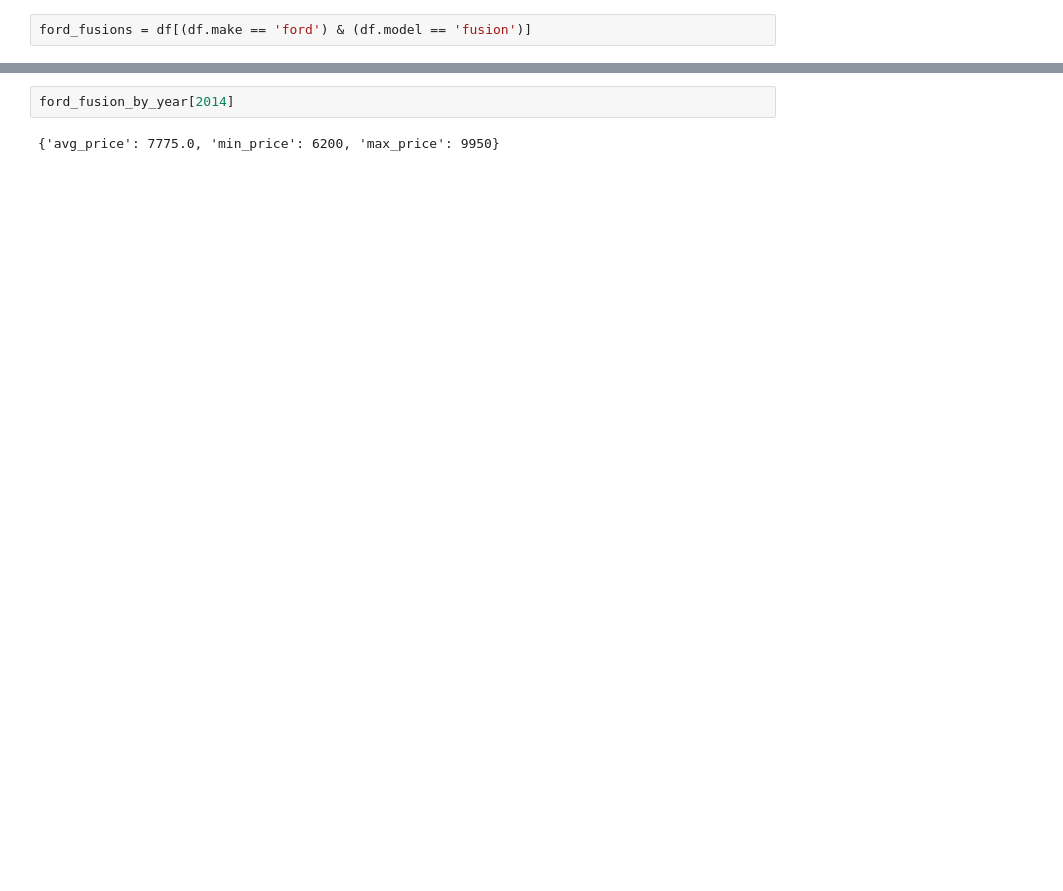
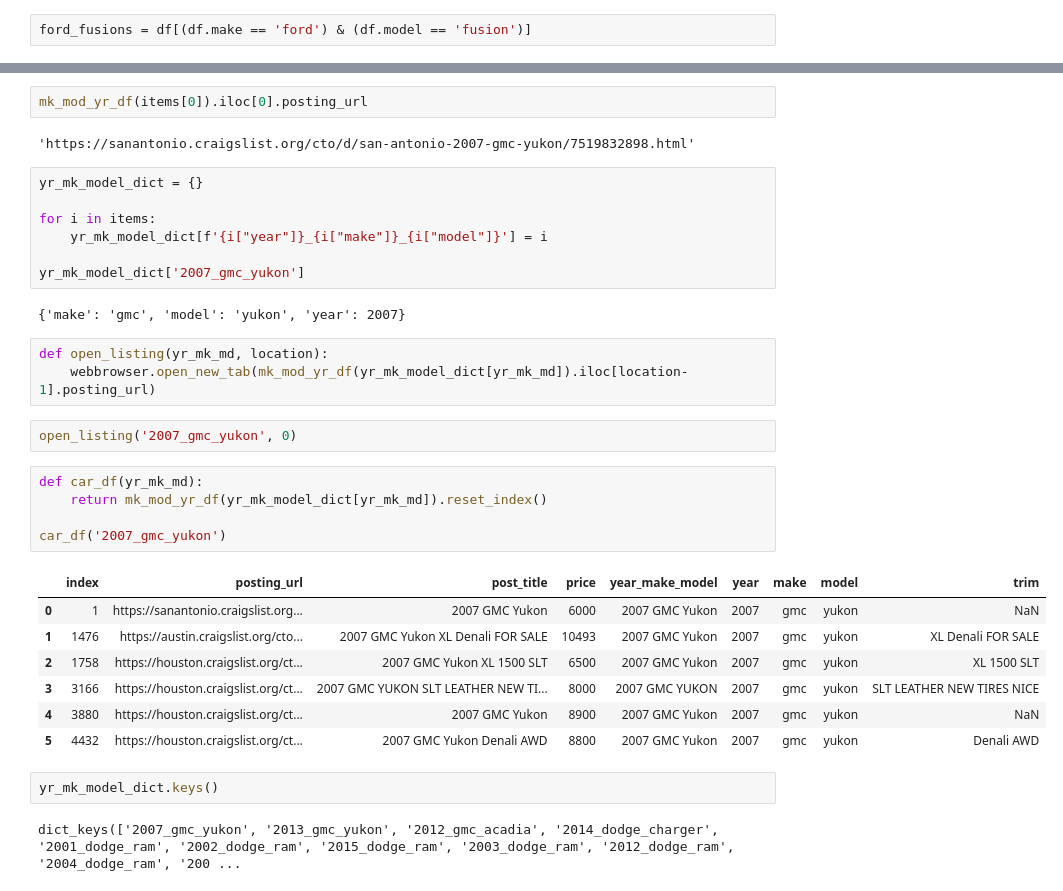
Before and after one commit to KyleTaylorGreen/car-searcher, a Jupyter notebook: car_subsets.ipynb, the cells around one changed output, grey strips where cells are left out. Drawn from its saved outputs; the diff is of its cells as text; blank space fills up the shorter version.

Commit message:
added functions to explore cars with multiple listings

```diff
--- a/car_subsets.ipynb
+++ b/car_subsets.ipynb
@@ -158,4 +155,35 @@ ford_fusion_by_year[2010]
-# %%
-ford_fusion_by_year[2014]
-# %% [output]
-{'avg_price': 7775.0, 'min_price': 6200, 'max_price': 9950}
+# %%
+mk_mod_yr_df(items[0]).iloc[0].posting_url
+# %% [output]
+'https://sanantonio.craigslist.org/cto/d/san-antonio-2007-gmc-yukon/7519832898.html'
+# %%
+yr_mk_model_dict = {}
+
+for i in items:
+    yr_mk_model_dict[f'{i["year"]}_{i["make"]}_{i["model"]}'] = i
+
+yr_mk_model_dict['2007_gmc_yukon']
+# %% [output]
+{'make': 'gmc', 'model': 'yukon', 'year': 2007}
+# %%
+def open_listing(yr_mk_md, location):
+    webbrowser.open_new_tab(mk_mod_yr_df(yr_mk_model_dict[yr_mk_md]).iloc[location-1].posting_url)
+# %%
+open_listing('2007_gmc_yukon', 0)
+# %%
+def car_df(yr_mk_md):
+    return mk_mod_yr_df(yr_mk_model_dict[yr_mk_md]).reset_index()
+
+car_df('2007_gmc_yukon')
+# %% [output]
+|  | index | posting_url | post_title | price | year_make_model | year | make | model | trim |
+| 0 | 1 | https://sanantonio.craigslist.org... | 2007 GMC Yukon | 6000 | 2007 GMC Yukon | 2007 | gmc | yukon | NaN |
+| 1 | 1476 | https://austin.craigslist.org/cto... | 2007 GMC Yukon XL Denali FOR SALE | 10493 | 2007 GMC Yukon | 2007 | gmc | yukon | XL Denali FOR SALE |
+| 2 | 1758 | https://houston.craigslist.org/ct... | 2007 GMC Yukon XL 1500 SLT | 6500 | 2007 GMC Yukon | 2007 | gmc | yukon | XL 1500 SLT |
+| 3 | 3166 | https://houston.craigslist.org/ct... | 2007 GMC YUKON SLT LEATHER NEW TI... | 8000 | 2007 GMC YUKON | 2007 | gmc | yukon | SLT LEATHER NEW TIRES NICE |
+| 4 | 3880 | https://houston.craigslist.org/ct... | 2007 GMC Yukon | 8900 | 2007 GMC Yukon | 2007 | gmc | yukon | NaN |
+| 5 | 4432 | https://houston.craigslist.org/ct... | 2007 GMC Yukon Denali AWD | 8800 | 2007 GMC Yukon | 2007 | gmc | yukon | Denali AWD |
+# %%
+yr_mk_model_dict.keys()
+# %% [output]
+dict_keys(['2007_gmc_yukon', '2013_gmc_yukon', '2012_gmc_acadia', '2014_dodge_charger', '2001_dodge_ram', '2002_dodge_ram', '2015_dodge_ram', '2003_dodge_ram', '2012_dodge_ram', '2004_dodge_ram', '200 ...
```
Also changed, not shown: parts of 10 cells of this notebook.
